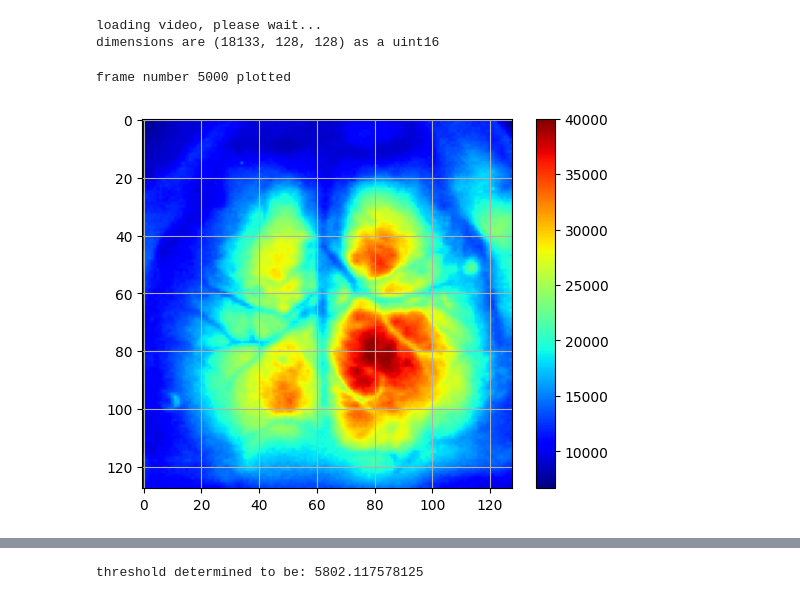
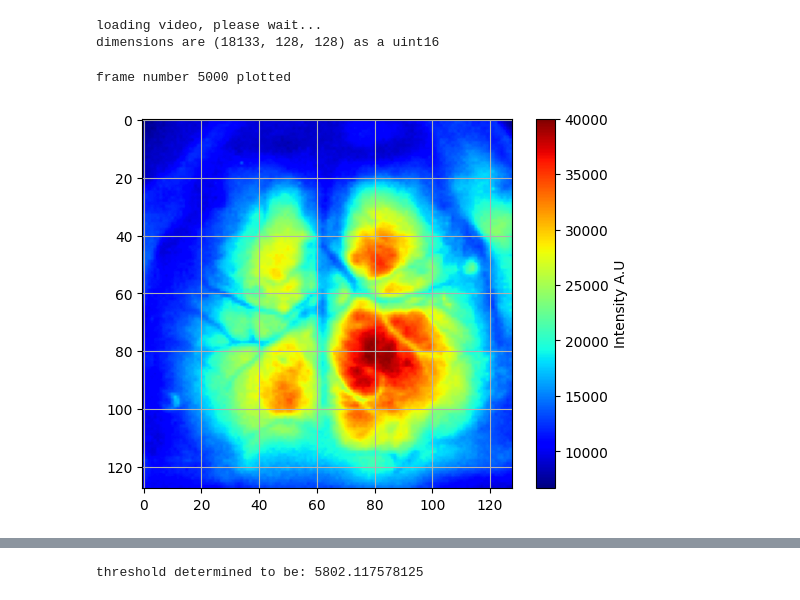
Before and after one commit to ktrap06/corticalanalysis, a Jupyter notebook: preprocessing_2.ipynb, the cells around one changed output, grey strips where cells are left out. Saved outputs shown, nothing was run; the diff lists cells and outputs as text; code cells hidden in the pictures.

```diff
--- a/preprocessing_2.ipynb
+++ b/preprocessing_2.ipynb
@@ -37,7 +37,7 @@ frames = load_frames(video);
 loading video, please wait...
 dimensions are (18133, 128, 128) as a uint16
 # %%
-def plot_frame(frames:np.ndarray, frame_number, cmap = 'jet'):
+def plot_frame(frames:np.ndarray, frame_number, cmap = 'jet', color_label = "N/A"):
     """
     plots a frame of interest, to check if the video was loaded in properly
     :param frames: 3d array loaded in with tifffile
@@ -48,16 +48,16 @@ def plot_frame(frames:np.ndarray, frame_number, cmap = 'jet'):
     image = frames[frame_number, :, :]
     fig, ax = plt.subplots()
     im = ax.imshow(image, cmap=cmap)
-    plt.colorbar(im)
+    plt.colorbar(im, label = color_label)
     ax.grid(True)
     ax.axis('on')
     print("frame number", frame_number, "plotted")
     plt.show()
 # %%
-plot_frame(frames, 5000)
+plot_frame(frames, 5000, color_label = "Intensity A.U")
 # %% [output]
 frame number 5000 plotted
-[figure, old version]
+[figure, new version]
 # %%
 def temporal_mean(frames):
     """
```
Also changed, not shown: parts of 19 cells of this notebook.
